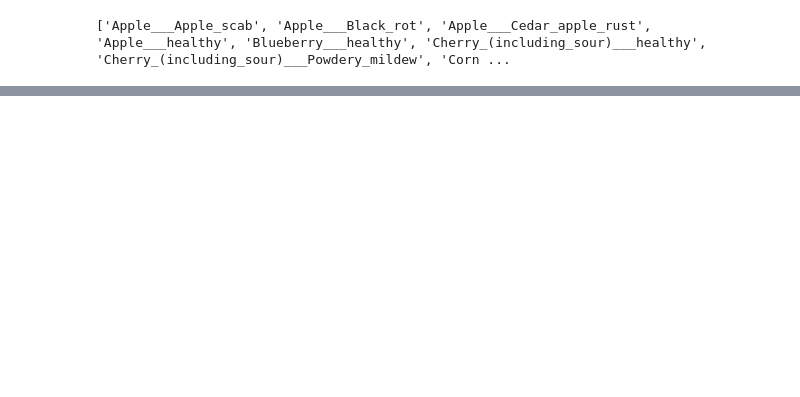
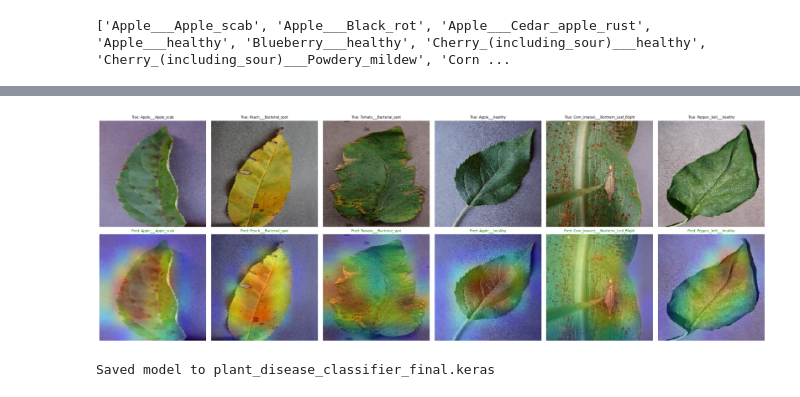
Before and after one commit to shashankpandey1235/Plant_Disease_Classification, a Jupyter notebook: dataset.ipynb, the cells around one changed output, grey strips where cells are left out. Cells and saved outputs as stored; diff of their text form; code cells hidden in the pictures; blank space fills up the shorter version.

```diff
--- a/dataset.ipynb
+++ b/dataset.ipynb
@@ -107,0 +199,18 @@ Train:56578 Val: 12124 Test: 12124
+# %%
+Num_classes = len(class_names)
+
+base_model = keras.applications.EfficientNetB0(
+    include_top = False , weights="imagenet" , input_shape=IMG_SIZE + (3,)
+)
+
+base_model.trainable = False
+
+inputs = keras.Input(shape=IMG_SIZE + (3,))
+x = keras.applications.efficientnet.preprocess_input(inputs)
+x = base_model(x , training=False)
+x = layers.GlobalAveragePooling2D()(x)
+x = layers.Dropout(0.3)(x)
+outputs = layers.Dense(Num_classes , activation="softmax")(x)
+
+model = keras.Model(inputs , outputs , name="plant_disease_effnetb0")
+model.summary()
@@ -107,0 +410,52 @@ Train:56578 Val: 12124 Test: 12124
+# %%
+import matplotlib.cm as cm_module
+
+def display_gradcam(img_path, heatmap, alpha=0.4):
+    img = keras.utils.load_img(img_path, target_size=IMG_SIZE)
+    img = keras.utils.img_to_array(img)
+
+    heatmap_resized = np.uint8(255 * heatmap)
+    jet = cm_module.get_cmap("jet")
+    jet_colors = jet(np.arange(256))[:, :3]
+    jet_heatmap = jet_colors[heatmap_resized]
+    jet_heatmap = keras.utils.array_to_img(jet_heatmap)
+    jet_heatmap = jet_heatmap.resize((img.shape[1], img.shape[0]))
+    jet_heatmap = keras.utils.img_to_array(jet_heatmap)
+
+    superimposed = jet_heatmap * alpha + img
+    superimposed = keras.utils.array_to_img(superimposed)
+    return img.astype("uint8"), superimposed
+
+# Run Grad-CAM on a handful of random test images
+sample_idxs = random.sample(range(len(test_paths)), 6)
+fig, axes = plt.subplots(2, 6, figsize=(20, 7))
+
+for i, idx in enumerate(sample_idxs):
+    path = test_paths[idx]
+    true_label = class_names[test_labels[idx]]
+
+    img = keras.utils.load_img(path, target_size=IMG_SIZE)
+    img_array = keras.utils.img_to_array(img)
+    img_array = keras.applications.efficientnet.preprocess_input(img_array)
+    img_array = np.expand_dims(img_array, axis=0)
+
+    heatmap, pred_idx = make_gradcam_headmap(img_array)
+    pred_label = class_names[pred_idx]
+
+    orig, overlay = display_gradcam(path, heatmap)
+
+    axes[0, i].imshow(orig); axes[0, i].axis("off")
+    axes[0, i].set_title(f"True: {true_label}", fontsize=7)
+    axes[1, i].imshow(overlay); axes[1, i].axis("off")
+    axes[1, i].set_title(f"Pred: {pred_label}", fontsize=7,
+                          color="green" if pred_label == true_label else "red")
+
+plt.tight_layout()
+plt.show()
+# %% [output]
+[figure, added]
+# %%
+model.save("plant_disease_classifier_final.keras")
+print("Saved model to plant_disease_classifier_final.keras")
+# %% [output]
+Saved model to plant_disease_classifier_final.keras
```
Also changed, not shown: parts of 22 cells of this notebook.
